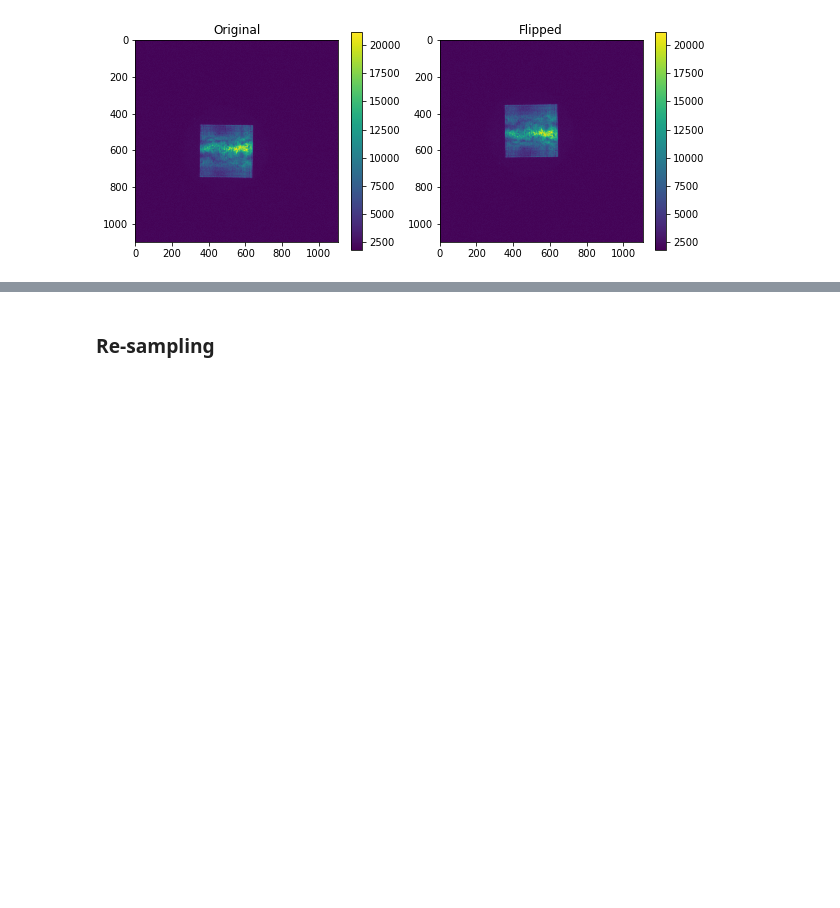
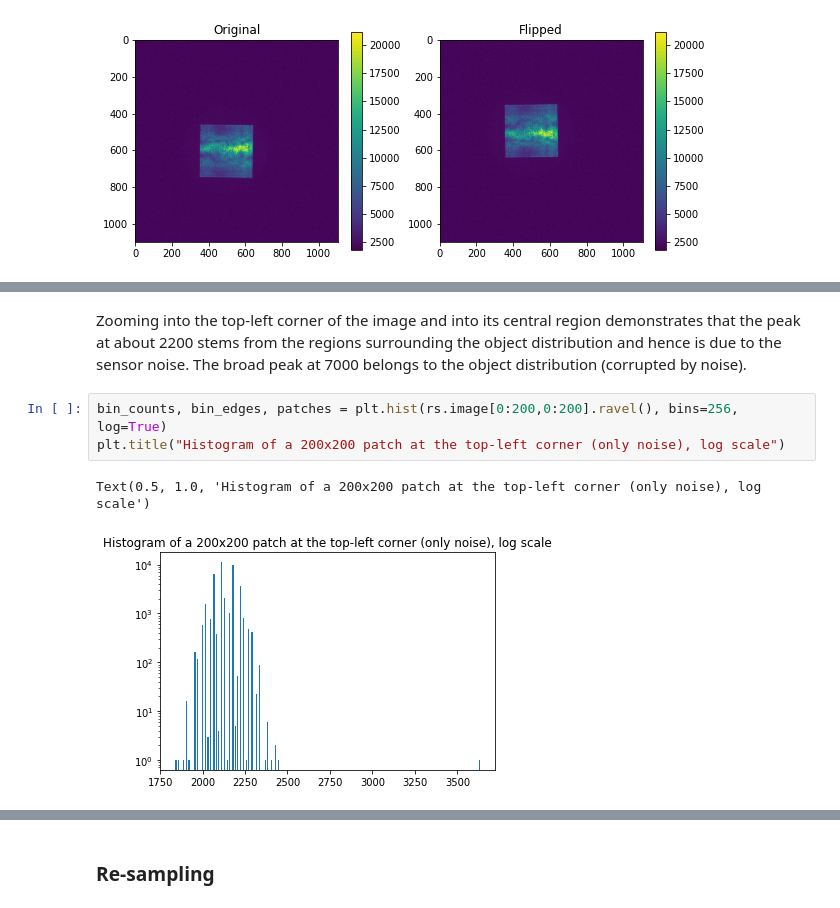
Before and after one commit to pkliui/PhaseRetrieval, a Jupyter notebook: docs/PhaseRetrieval.ipynb, the cells around one changed output, grey strips where cells are left out. Saved outputs shown, nothing was run; the diff lists cells and outputs as text; blank space fills up the shorter version.

```diff
--- a/docs/PhaseRetrieval.ipynb
+++ b/docs/PhaseRetrieval.ipynb
@@ -184,0 +215,8 @@ Namely, one may expect that by adding noise in Fourier domain we simply add nois
+# %% [markdown]
+Zooming into the top-left corner of the image and into its central region demonstrates that the peak at about 2200 stems from the regions surrounding the object distribution and hence is due to the sensor noise. The broad peak  at 7000 belongs to the object distribution (corrupted by noise).
+# %%
+bin_counts, bin_edges, patches = plt.hist(rs.image[0:200,0:200].ravel(), bins=256, log=True)
+plt.title("Histogram of a 200x200 patch at the top-left corner (only noise), log scale")
+# %% [output]
+Text(0.5, 1.0, 'Histogram of a 200x200 patch at the top-left corner (only noise), log scale')
+[figure, added]
```
Also changed, not shown: parts of 59 cells of this notebook.
